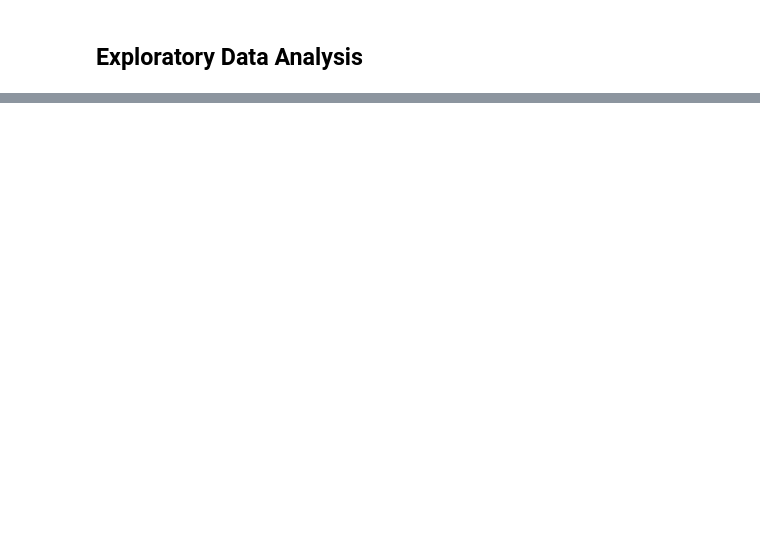
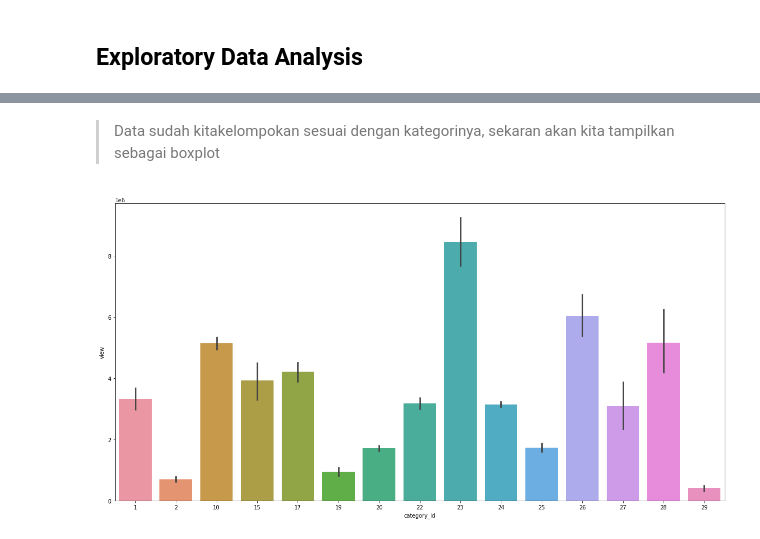
Before and after one commit to nofamex/TA-KASDD, a Jupyter notebook: main.ipynb, the cells around one changed output, grey strips where cells are left out. Cells and saved outputs as stored; diff of their text form; code cells hidden in the pictures; blank space fills up the shorter version.

```diff
--- a/main.ipynb
+++ b/main.ipynb
@@ -242,0 +253,4 @@ See the caveats in the documentation: https://pandas.pydata.org/pandas-docs/stab
+# %%
+# Group view based on category
+group_cat = data[['category_id', 'view']].copy()
+group_cat.groupby(['category_id']).mean()
@@ -242,0 +275,8 @@ See the caveats in the documentation: https://pandas.pydata.org/pandas-docs/stab
+# %% [markdown]
+> Data sudah kitakelompokan sesuai dengan kategorinya, sekaran akan kita tampilkan sebagai boxplot
+# %%
+plt.figure(figsize=(20,10))
+sns.barplot(x='category_id', y='view',data=group_cat, dodge=False)
+plt.show()
+# %% [output]
+[figure, added]
```
Also changed, not shown: parts of 21 cells of this notebook.
